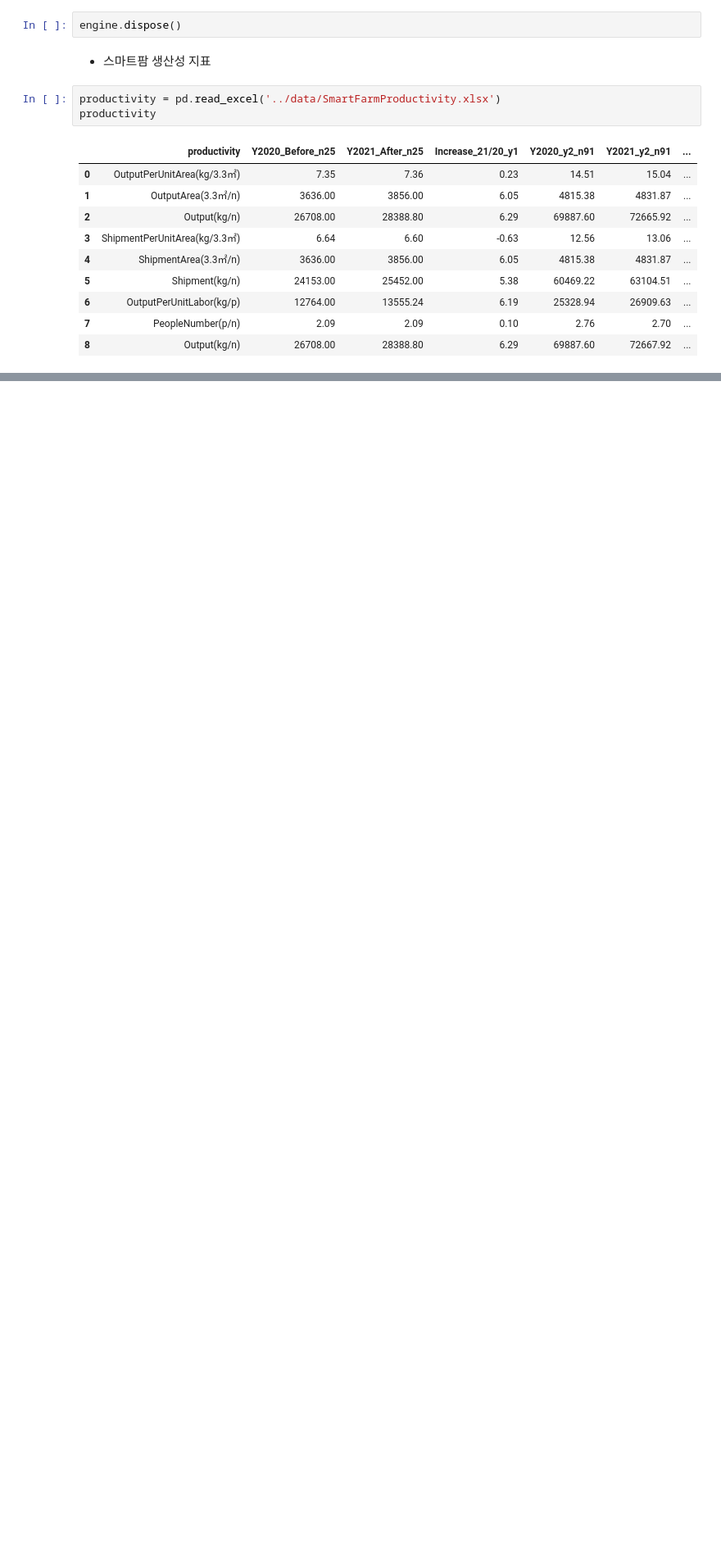
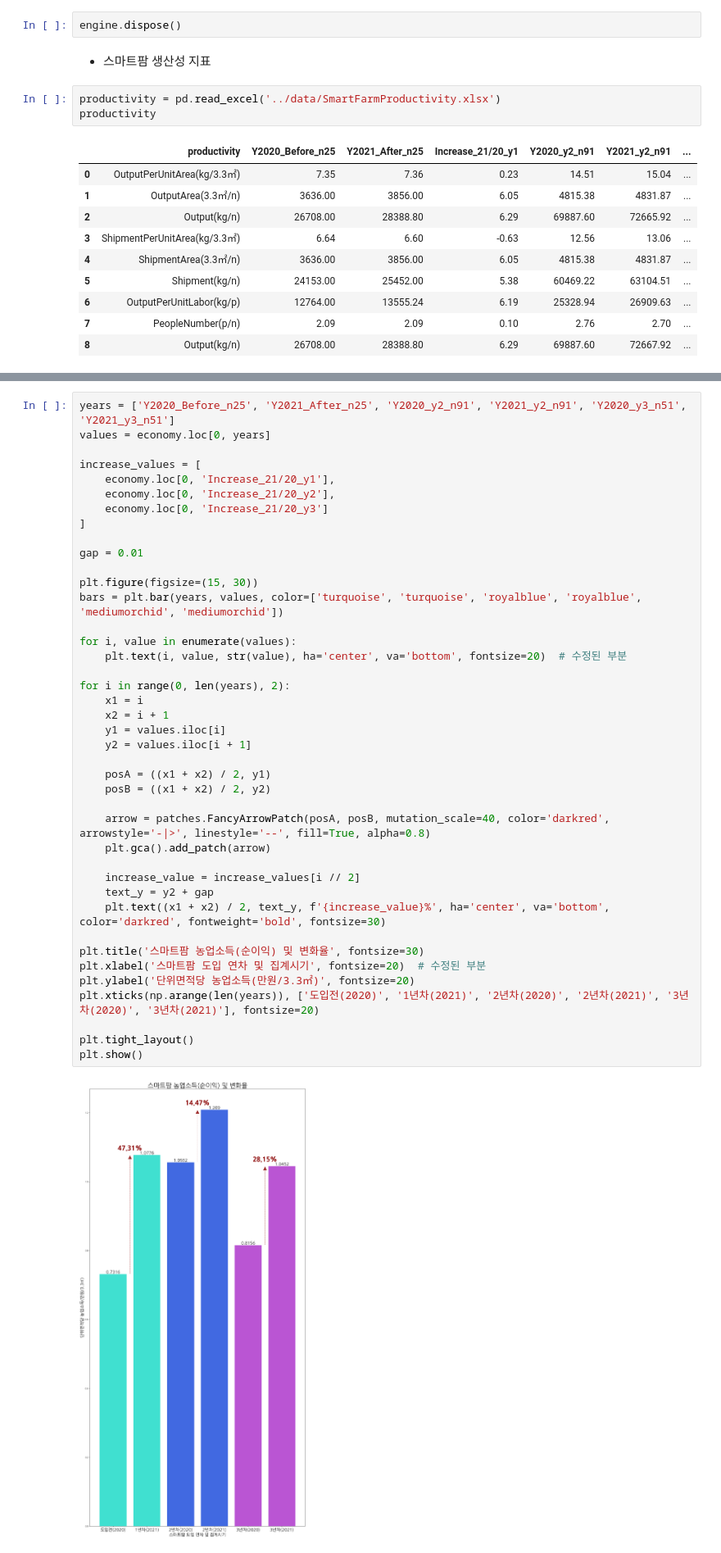
Before and after one commit to HeegonChae/Addindeu_EDA_Project, a Jupyter notebook: smartfarm_market_search.ipynb, the cells around one changed output, grey strips where cells are left out. Shown: that part at 82% size. Cells and saved outputs as stored; diff of their text form; blank space fills up the shorter version.

```diff
--- a/smartfarm_market_search.ipynb
+++ b/smartfarm_market_search.ipynb
@@ -508,3 +547,46 @@ plt.show()
+# %%
+years = ['Y2020_Before_n25', 'Y2021_After_n25', 'Y2020_y2_n91', 'Y2021_y2_n91', 'Y2020_y3_n51', 'Y2021_y3_n51']
+values = economy.loc[0, years]
+
+increase_values = [
+    economy.loc[0, 'Increase_21/20_y1'],
+    economy.loc[0, 'Increase_21/20_y2'],
+    economy.loc[0, 'Increase_21/20_y3']
+]
+
+gap = 0.01
+
+plt.figure(figsize=(15, 30))
+bars = plt.bar(years, values, color=['turquoise', 'turquoise', 'royalblue', 'royalblue', 'mediumorchid', 'mediumorchid'])
+
+for i, value in enumerate(values):
+    plt.text(i, value, str(value), ha='center', va='bottom', fontsize=20)  # 수정된 부분
+
+for i in range(0, len(years), 2):
+    x1 = i
+    x2 = i + 1
+    y1 = values.iloc[i]
+    y2 = values.iloc[i + 1]
+
+    posA = ((x1 + x2) / 2, y1)
+    posB = ((x1 + x2) / 2, y2)
+
+    arrow = patches.FancyArrowPatch(posA, posB, mutation_scale=40, color='darkred', arrowstyle='-|>', linestyle='--', fill=True, alpha=0.8)
+    plt.gca().add_patch(arrow)
+
+    increase_value = increase_values[i // 2]
+    text_y = y2 + gap
+    plt.text((x1 + x2) / 2, text_y, f'{increase_value}%', ha='center', va='bottom', color='darkred', fontweight='bold', fontsize=30)
+
+plt.title('스마트팜 농업소득(순이익) 및 변화율', fontsize=30)
+plt.xlabel('스마트팜 도입 연차 및 집계시기', fontsize=20)  # 수정된 부분
+plt.ylabel('단위면적당 농업소득(만원/3.3㎡)', fontsize=20)
+plt.xticks(np.arange(len(years)), ['도입전(2020)', '1년차(2021)', '2년차(2020)', '2년차(2021)', '3년차(2020)', '3년차(2021)'], fontsize=20)
+
+plt.tight_layout()
+plt.show()
+# %% [output]
+[figure, added]
 # %% [markdown]
 ### 레퍼런스
 - [블로그: 국내 및 해외 스마트팜 기업들 현황 분석 자료(2021.10.25)](https://dudonvan.tistory.com/entry/%EA%B5%AD%EB%82%B4-%EB%B0%8F-%ED%95%B4%EC%99%B8-%EC%8A%A4%EB%A7%88%ED%8A%B8%ED%8C%9C-%EA%B8%B0%EC%97%85%EB%93%A4-%ED%98%84%ED%99%A9-%EB%B6%84%EC%84%9D-%EC%9E%90%EB%A3%8C)
```
Also changed, not shown: parts of 3 cells of this notebook.
